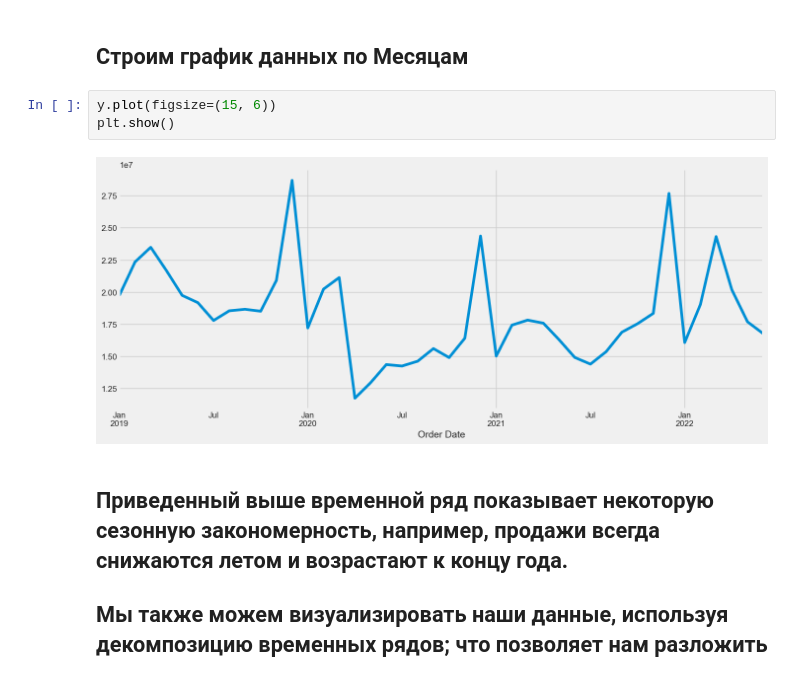
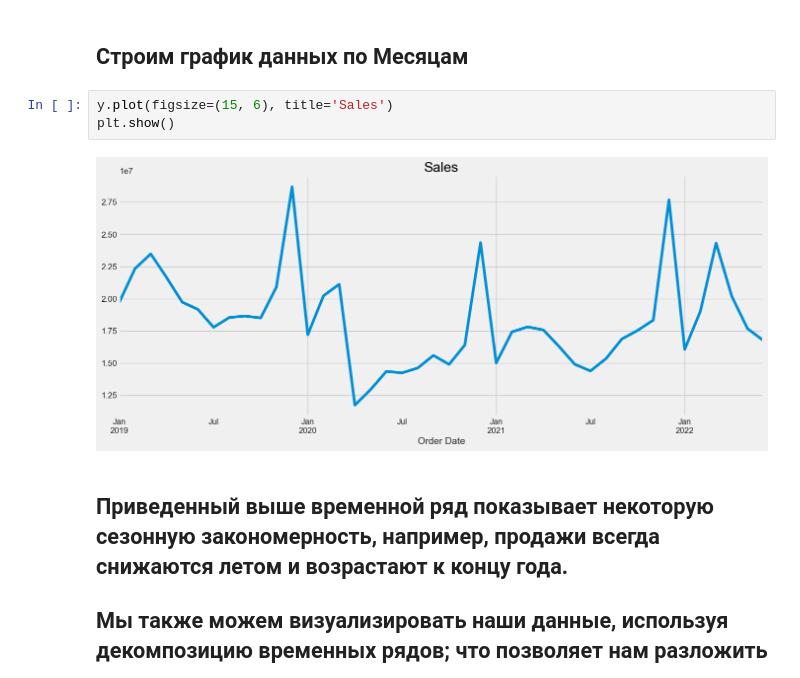
Before and after one commit to OriginalModo/FORECAST_TESTT, a Jupyter notebook: Retail_Forecast.ipynb, the cells around one changed output. Drawn from its saved outputs; the diff is of its cells as text.

```diff
--- a/Retail_Forecast.ipynb
+++ b/Retail_Forecast.ipynb
@@ -117,10 +117,10 @@ Freq: MS, Name: Sales, dtype: float64
 # %% [markdown]
 ## Строим график данных по Месяцам
 # %%
-y.plot(figsize=(15, 6))
+y.plot(figsize=(15, 6), title='Sales')
 plt.show()
 # %% [output]
-[figure, old version]
+[figure, new version]
 # %% [markdown]
 ## Приведенный выше временной ряд показывает некоторую сезонную закономерность, например, продажи всегда снижаются летом и возрастают к концу года.
 
```
Also changed, not shown: parts of 9 cells of this notebook.
